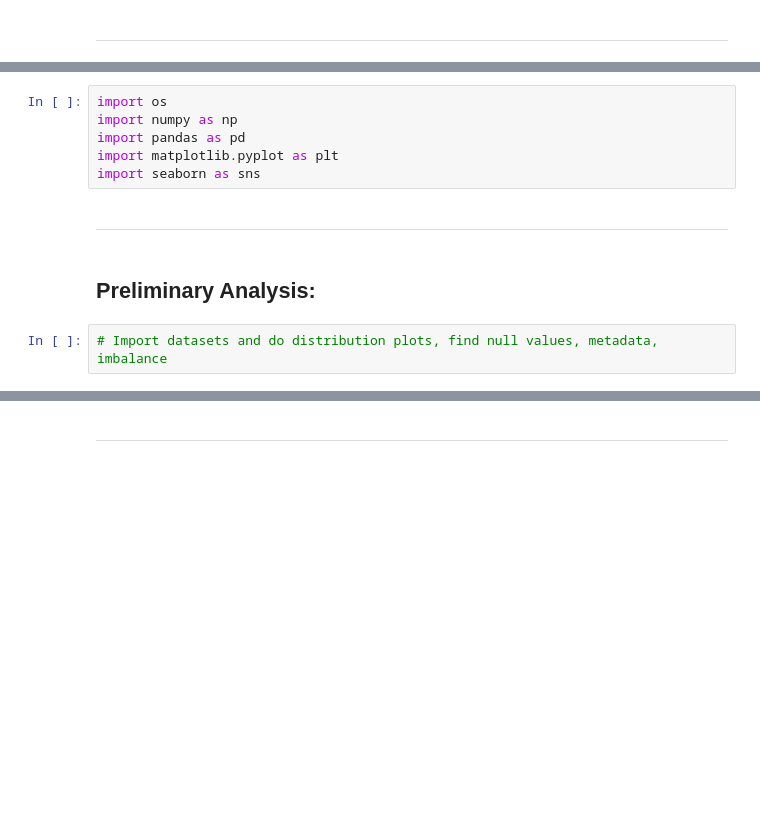
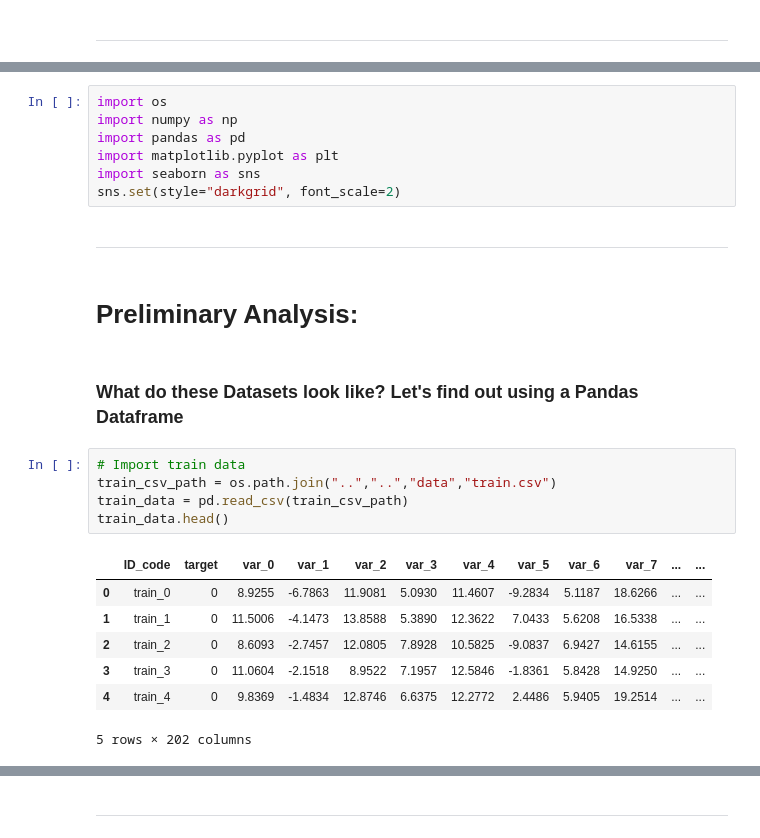
Before and after one commit to Doc1Ft/santander-customer-transaction-prediction, a Jupyter notebook: notebooks/Mike_Notebooks/Final_Notebook_Draft.ipynb, the cells around one changed output, grey strips where cells are left out. Saved outputs shown, nothing was run; the diff lists cells and outputs as text; blank space fills up the shorter version.

Commit message:
Started filling out template with initial analysis

```diff
--- a/notebooks/Mike_Notebooks/Final_Notebook_Draft.ipynb
+++ b/notebooks/Mike_Notebooks/Final_Notebook_Draft.ipynb
@@ -27,9 +41,23 @@ import numpy as np
 import pandas as pd
 import matplotlib.pyplot as plt
 import seaborn as sns
+sns.set(style="darkgrid", font_scale=2)
 # %% [markdown]
 <hr>
 # %% [markdown]
-## Preliminary Analysis:
+# Preliminary Analysis:
-# %%
-# Import datasets and do distribution plots, find null values, metadata, imbalance
+# %% [markdown]
+### What do these Datasets look like? Let's find out using a Pandas Dataframe
+# %%
+# Import train data
+train_csv_path = os.path.join("..","..","data","train.csv")
+train_data = pd.read_csv(train_csv_path)
+train_data.head()
+# %% [output]
+|  | ID_code | target | var_0 | var_1 | var_2 | var_3 | var_4 | var_5 | var_6 | var_7 | ... | ... |
+| 0 | train_0 | 0 | 8.9255 | -6.7863 | 11.9081 | 5.0930 | 11.4607 | -9.2834 | 5.1187 | 18.6266 | ... | ... |
+| 1 | train_1 | 0 | 11.5006 | -4.1473 | 13.8588 | 5.3890 | 12.3622 | 7.0433 | 5.6208 | 16.5338 | ... | ... |
+| 2 | train_2 | 0 | 8.6093 | -2.7457 | 12.0805 | 7.8928 | 10.5825 | -9.0837 | 6.9427 | 14.6155 | ... | ... |
+| 3 | train_3 | 0 | 11.0604 | -2.1518 | 8.9522 | 7.1957 | 12.5846 | -1.8361 | 5.8428 | 14.9250 | ... | ... |
+| 4 | train_4 | 0 | 9.8369 | -1.4834 | 12.8746 | 6.6375 | 12.2772 | 2.4486 | 5.9405 | 19.2514 | ... | ... |
+5 rows × 202 columns
```
Also changed, not shown: parts of 24 cells of this notebook.
